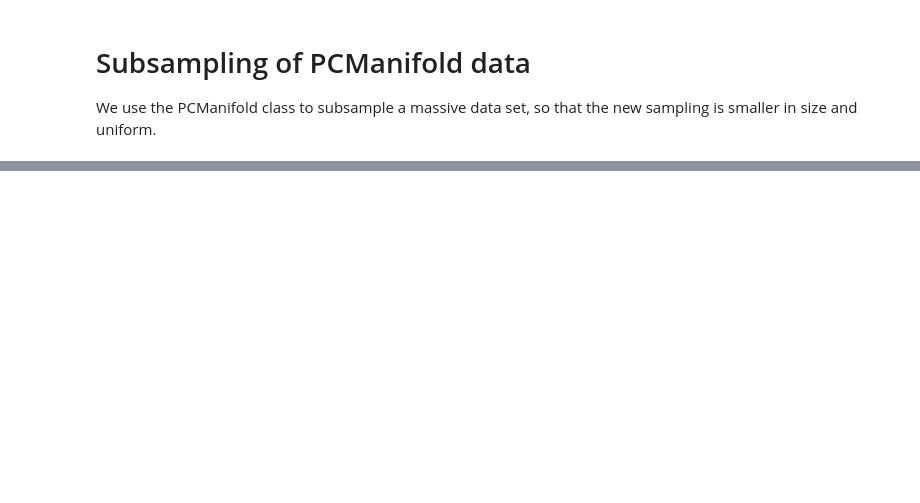
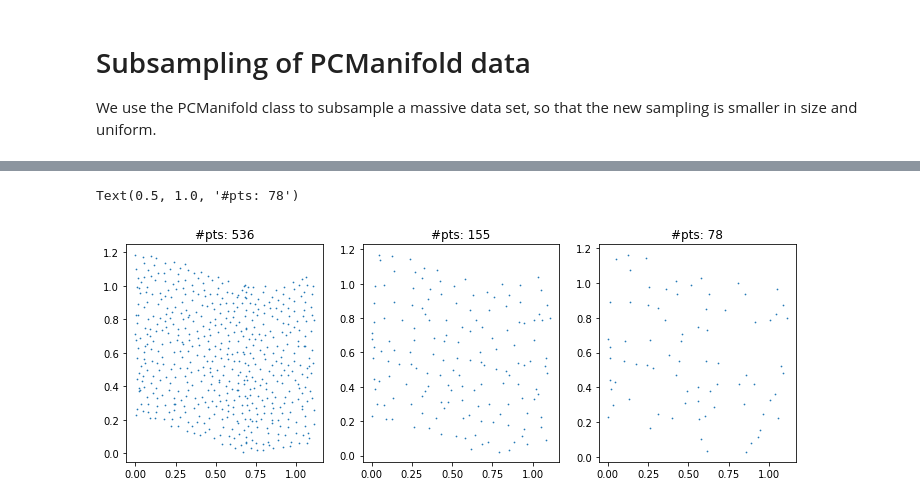
Before and after one commit to datafold-dev/datafold, a Jupyter notebook: examples/tutorials/subsampling.ipynb, the cells around one changed output, grey strips where cells are left out. Saved outputs shown, nothing was run; the diff lists cells and outputs as text; code cells hidden in the pictures; blank space fills up the shorter version.

```diff
--- a/examples/tutorials/subsampling.ipynb
+++ b/examples/tutorials/subsampling.ipynb
@@ -35,25 +37,28 @@ plt.title("Full dataset, only showing %g points" % (len(plot_idx)));
 
 pcm0 = pfold.PCManifold(data)
 pcm0.optimize_parameters(n_subsample=100) # only use 100 samples to estimate scales
-pcm1, indices = pfold.subsample(pcm0);
+pcm1, indices = pfold.subsample(pcm0, min_distance=pcm0.cut_off / 10);
 # %%
 fig,ax = plt.subplots(1,3,figsize=(12,4))
 ax[0].scatter(*pcm1.T, s=.5)
 ax[0].set_title("#pts: %g" % pcm1.shape[0])
 
 # subsample again
-pcm1.optimize_parameters(n_subsample=100)
+pcm1.optimize_parameters(n_subsample=1000)
 pcm2,indices = pfold.subsample(pcm1)
 
 ax[1].scatter(*pcm2.T, s=.5)
 ax[1].set_title("#pts: %g" % pcm2.shape[0])
 
 # subsample again
-pcm2.optimize_parameters(n_subsample=100)
+pcm2.optimize_parameters(n_subsample=1000)
 pcm3,indices = pfold.subsample(pcm2)
 
 ax[2].scatter(*pcm3.T, s=.5)
 ax[2].set_title("#pts: %g" % pcm3.shape[0])
+# %% [output]
+Text(0.5, 1.0, '#pts: 78')
+[figure, added]
 # %%
 # The subsampling is more uniform (and faster) when we directly subsample to the desired minimal distance between points.
 # This distance can be set directly.
```
Also changed, not shown: parts of 2 cells of this notebook, 1 other file.
